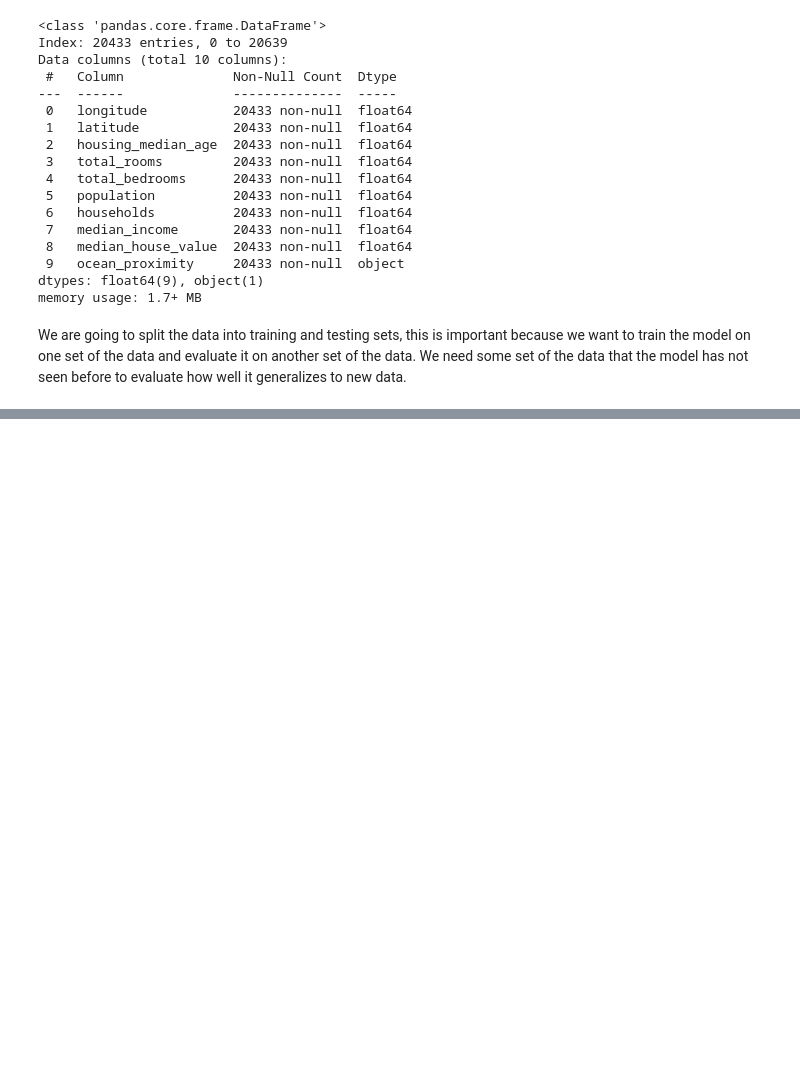
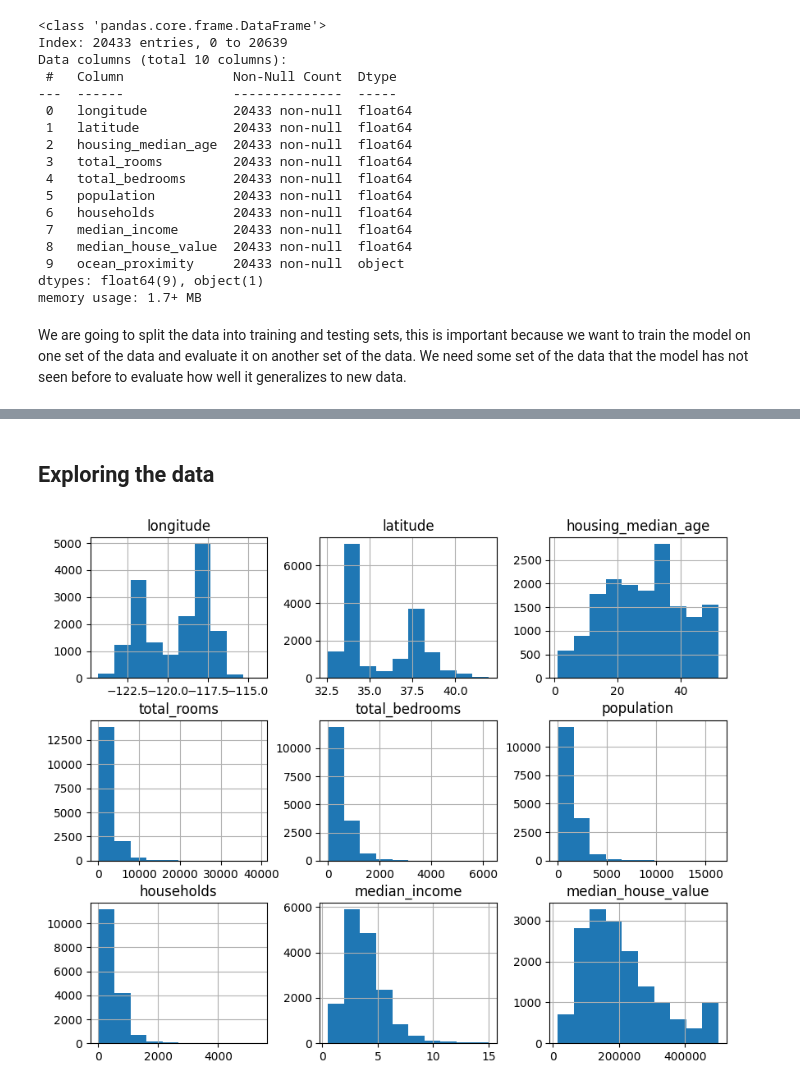
Before and after one commit to ayomidecole/california-housing-regression, a Jupyter notebook: house_pred.ipynb, the cells around one changed output, grey strips where cells are left out. Saved outputs shown, nothing was run; the diff lists cells and outputs as text; code cells hidden in the pictures; blank space fills up the shorter version.

```diff
--- a/house_pred.ipynb
+++ b/house_pred.ipynb
@@ -77,3 +81,6 @@ X = housing.drop("median_house_value", axis=1) #since we are dropping a column,
 y = housing["median_house_value"] #Target variable
 # %%
 x_train, x_test, y_train, y_test = train_test_split(X, y, train_size=0.8) #The go to for train test split is 80/20
+# %%
+train_data = x_train.join(y_train) #Joining the training data
+train_data.head()
@@ -79,0 +94,6 @@ x_train, x_test, y_train, y_test = train_test_split(X, y, train_size=0.8) #The g
+# %% [markdown]
+## Exploring the data
+# %%
+train_data.hist(figsize=(10,8)); #Plotting the histogram of the features in the training data
+# %% [output]
+[figure, added]
```
Also changed, not shown: parts of 29 cells of this notebook.
